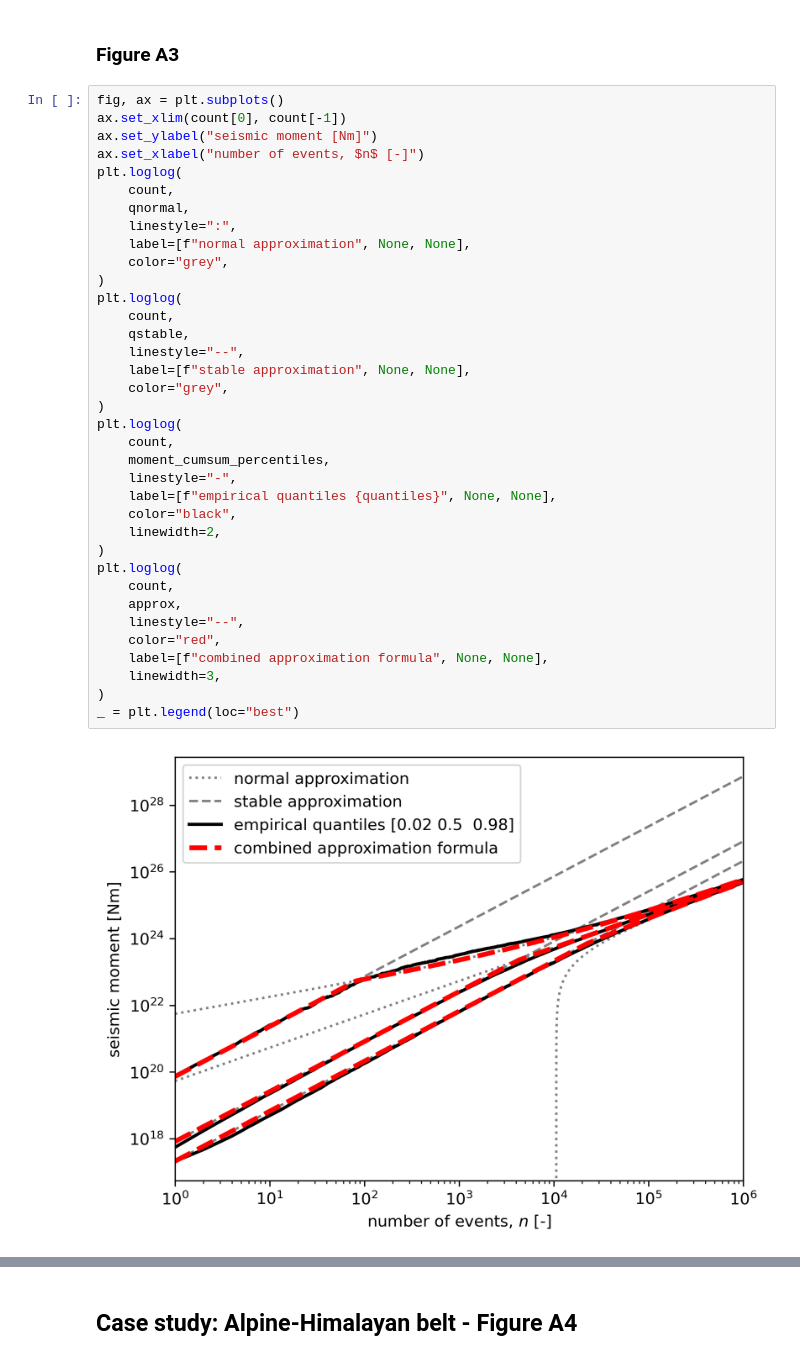
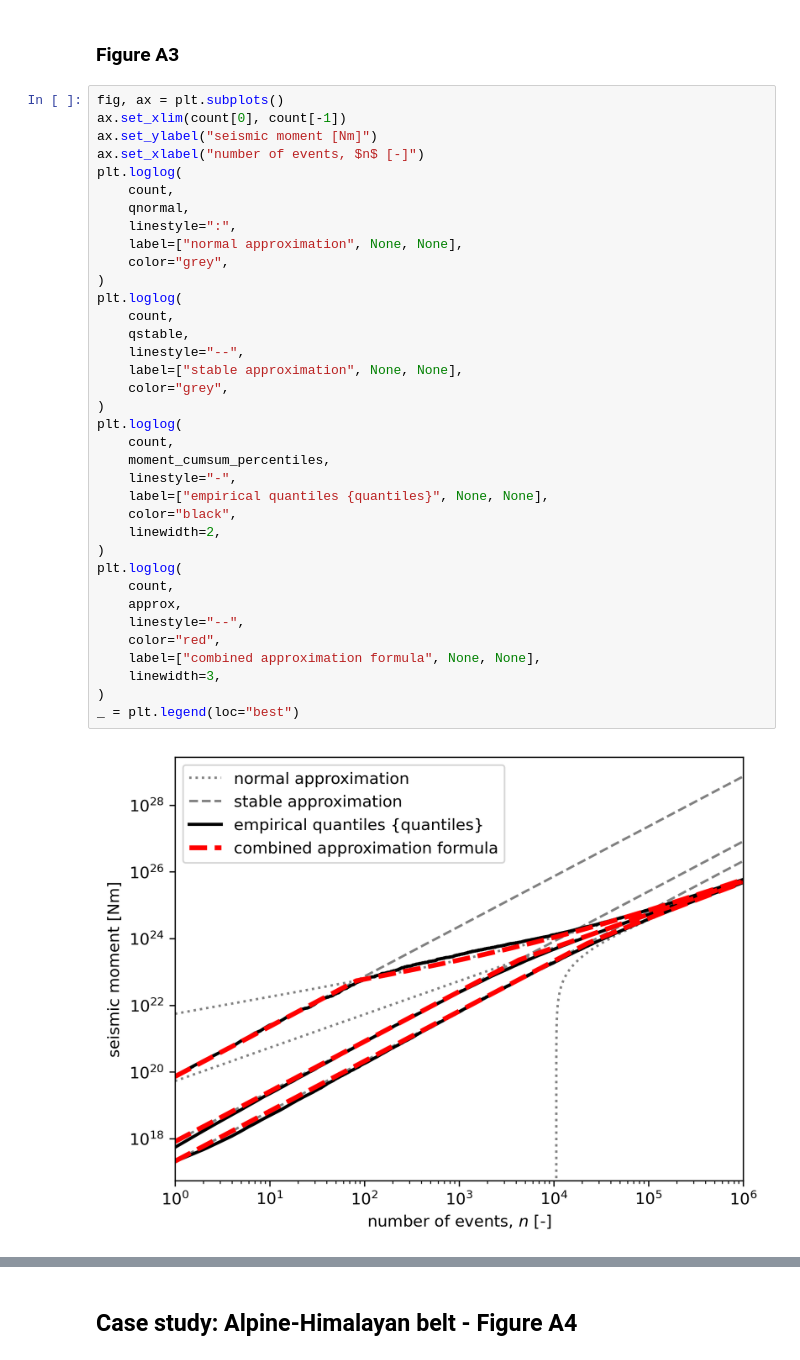
Before and after one commit to TNO/tapered-pareto, a Jupyter notebook: notebooks/2024-KZK.ipynb, the cells around one changed output, grey strips where cells are left out. Cells and saved outputs as stored; diff of their text form.

```diff
--- a/notebooks/2024-KZK.ipynb
+++ b/notebooks/2024-KZK.ipynb
@@ -252,38 +252,38 @@ ax.set_xlim(count[0], count[-1])
 ax.set_ylabel("seismic moment [Nm]")
 ax.set_xlabel("number of events, $n$ [-]")
 plt.loglog(
     count,
     qnormal,
     linestyle=":",
-    label=[f"normal approximation", None, None],
+    label=["normal approximation", None, None],
     color="grey",
 )
 plt.loglog(
     count,
     qstable,
     linestyle="--",
-    label=[f"stable approximation", None, None],
+    label=["stable approximation", None, None],
     color="grey",
 )
 plt.loglog(
     count,
     moment_cumsum_percentiles,
     linestyle="-",
-    label=[f"empirical quantiles {quantiles}", None, None],
+    label=["empirical quantiles {quantiles}", None, None],
     color="black",
     linewidth=2,
 )
 plt.loglog(
     count,
     approx,
     linestyle="--",
     color="red",
-    label=[f"combined approximation formula", None, None],
+    label=["combined approximation formula", None, None],
     linewidth=3,
 )
 _ = plt.legend(loc="best")
 # %% [output]
-[figure, old version]
+[figure, new version]
 # %%
 fig, ax = plt.subplots()
 ax.set_xlim(count[0], count[-1])
```
Also changed, not shown: parts of 2 cells of this notebook.
